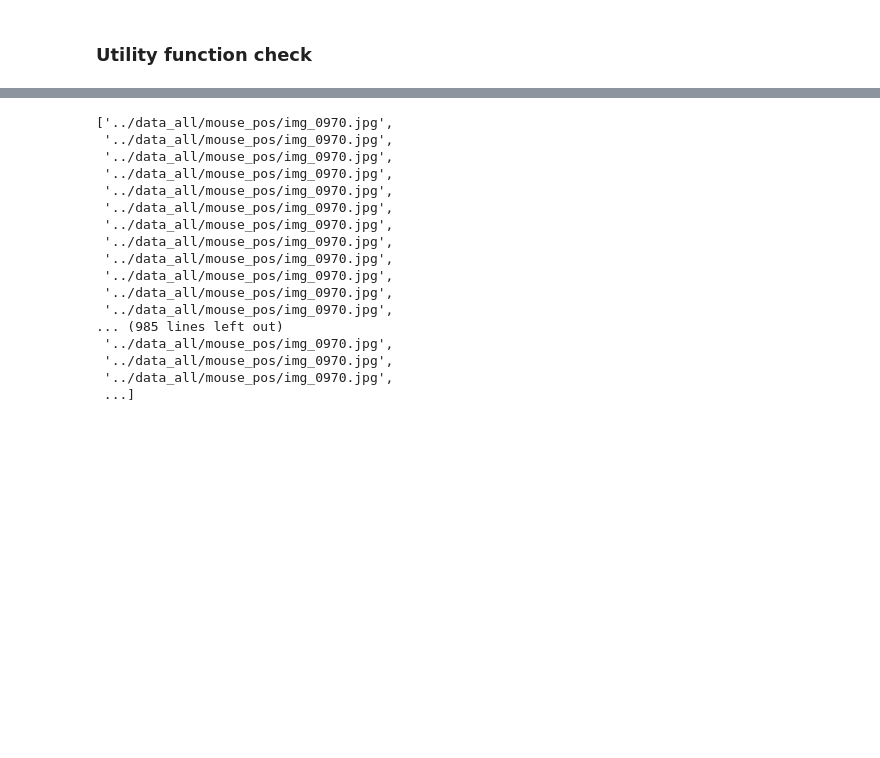
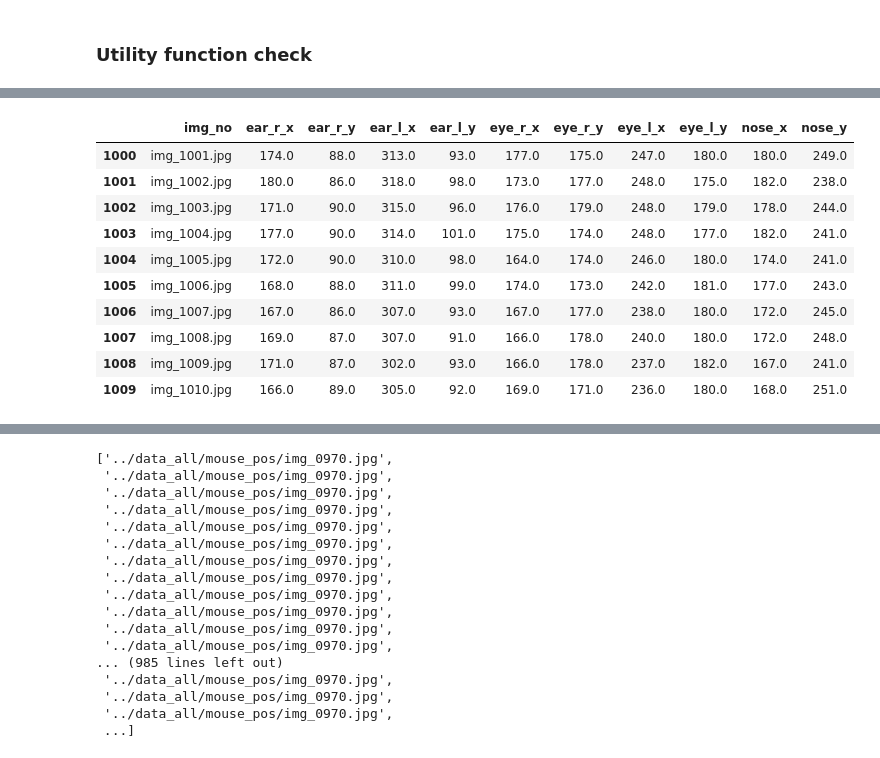
Before and after one commit to caocao0525/Mouse01, a Jupyter notebook: function_check_stage.ipynb, the cells around one changed output, grey strips where cells are left out. Saved outputs shown, nothing was run; the diff lists cells and outputs as text; code cells hidden in the pictures; blank space fills up the shorter version.

```diff
--- a/function_check_stage.ipynb
+++ b/function_check_stage.ipynb
@@ -681,0 +35,14 @@ os.path.split(all_path[0])[0]
+# %%
+data_part
+# %% [output]
+|  | img_no | ear_r_x | ear_r_y | ear_l_x | ear_l_y | eye_r_x | eye_r_y | eye_l_x | eye_l_y | nose_x | nose_y |
+| 1000 | img_1001.jpg | 174.0 | 88.0 | 313.0 | 93.0 | 177.0 | 175.0 | 247.0 | 180.0 | 180.0 | 249.0 |
+| 1001 | img_1002.jpg | 180.0 | 86.0 | 318.0 | 98.0 | 173.0 | 177.0 | 248.0 | 175.0 | 182.0 | 238.0 |
+| 1002 | img_1003.jpg | 171.0 | 90.0 | 315.0 | 96.0 | 176.0 | 179.0 | 248.0 | 179.0 | 178.0 | 244.0 |
+| 1003 | img_1004.jpg | 177.0 | 90.0 | 314.0 | 101.0 | 175.0 | 174.0 | 248.0 | 177.0 | 182.0 | 241.0 |
+| 1004 | img_1005.jpg | 172.0 | 90.0 | 310.0 | 98.0 | 164.0 | 174.0 | 246.0 | 180.0 | 174.0 | 241.0 |
+| 1005 | img_1006.jpg | 168.0 | 88.0 | 311.0 | 99.0 | 174.0 | 173.0 | 242.0 | 181.0 | 177.0 | 243.0 |
+| 1006 | img_1007.jpg | 167.0 | 86.0 | 307.0 | 93.0 | 167.0 | 177.0 | 238.0 | 180.0 | 172.0 | 245.0 |
+| 1007 | img_1008.jpg | 169.0 | 87.0 | 307.0 | 91.0 | 166.0 | 178.0 | 240.0 | 180.0 | 172.0 | 248.0 |
+| 1008 | img_1009.jpg | 171.0 | 87.0 | 302.0 | 93.0 | 166.0 | 178.0 | 237.0 | 182.0 | 167.0 | 241.0 |
+| 1009 | img_1010.jpg | 166.0 | 89.0 | 305.0 | 92.0 | 169.0 | 171.0 | 236.0 | 180.0 | 168.0 | 251.0 |
```
Also changed, not shown: parts of 81 cells of this notebook, 3 other files.
